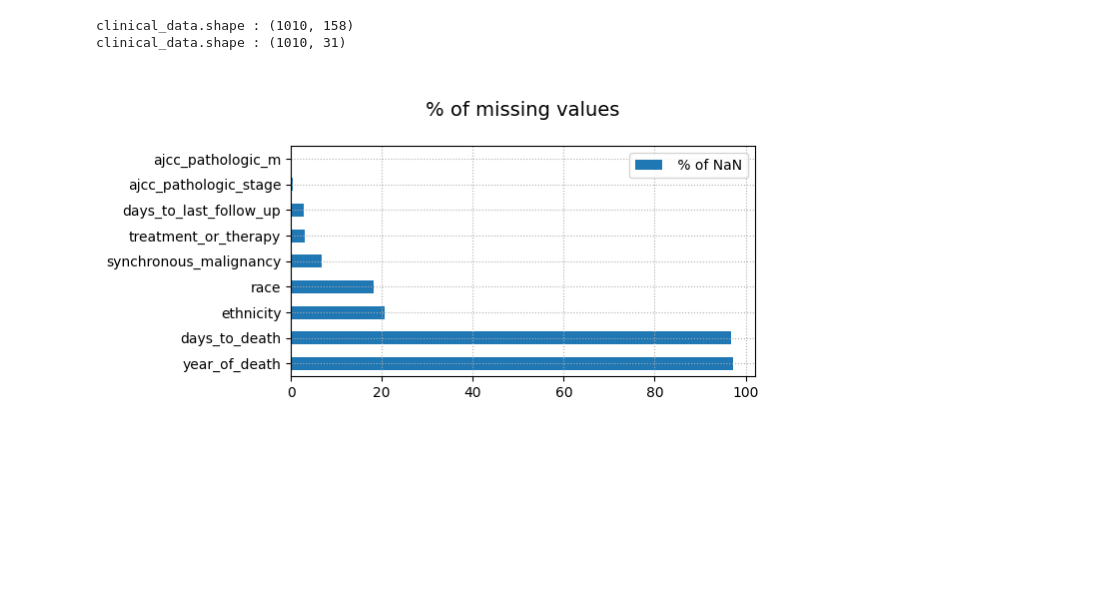
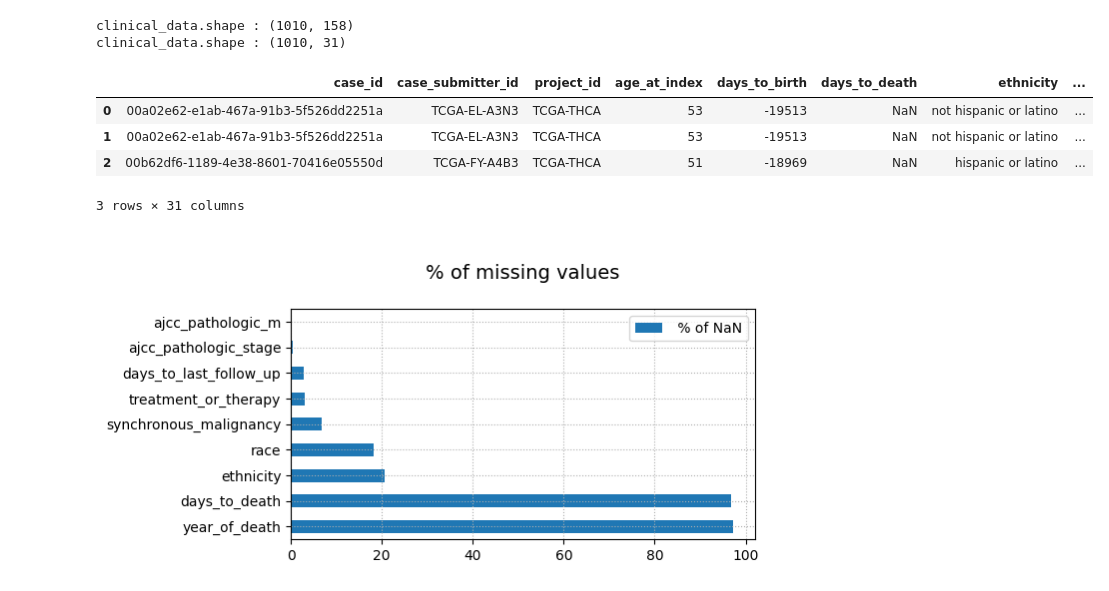
Before and after one commit to LM1997610/NeuralNetworks, a Jupyter notebook: Digital_Epi_HW1.ipynb, the cells around one changed output. Saved outputs shown, nothing was run; the diff lists cells and outputs as text; code cells hidden in the pictures; blank space fills up the shorter version.

```diff
--- a/Digital_Epi_HW1.ipynb
+++ b/Digital_Epi_HW1.ipynb
@@ -65,4 +85,12 @@ print(f"clinical_data.shape : {clinical_data.shape}")
 # %% [output]
 clinical_data.shape : (1010, 158)
 clinical_data.shape : (1010, 31)
+# %%
+clinical_data.head(3)
+# %% [output]
+|  | case_id | case_submitter_id | project_id | age_at_index | days_to_birth | days_to_death | ethnicity | ... |
+| 0 | 00a02e62-e1ab-467a-91b3-5f526dd2251a | TCGA-EL-A3N3 | TCGA-THCA | 53 | -19513 | NaN | not hispanic or latino | ... |
+| 1 | 00a02e62-e1ab-467a-91b3-5f526dd2251a | TCGA-EL-A3N3 | TCGA-THCA | 53 | -19513 | NaN | not hispanic or latino | ... |
+| 2 | 00b62df6-1189-4e38-8601-70416e05550d | TCGA-FY-A4B3 | TCGA-THCA | 51 | -18969 | NaN | hispanic or latino | ... |
+3 rows × 31 columns
 # %%
```
Also changed, not shown: parts of 4 cells of this notebook.
